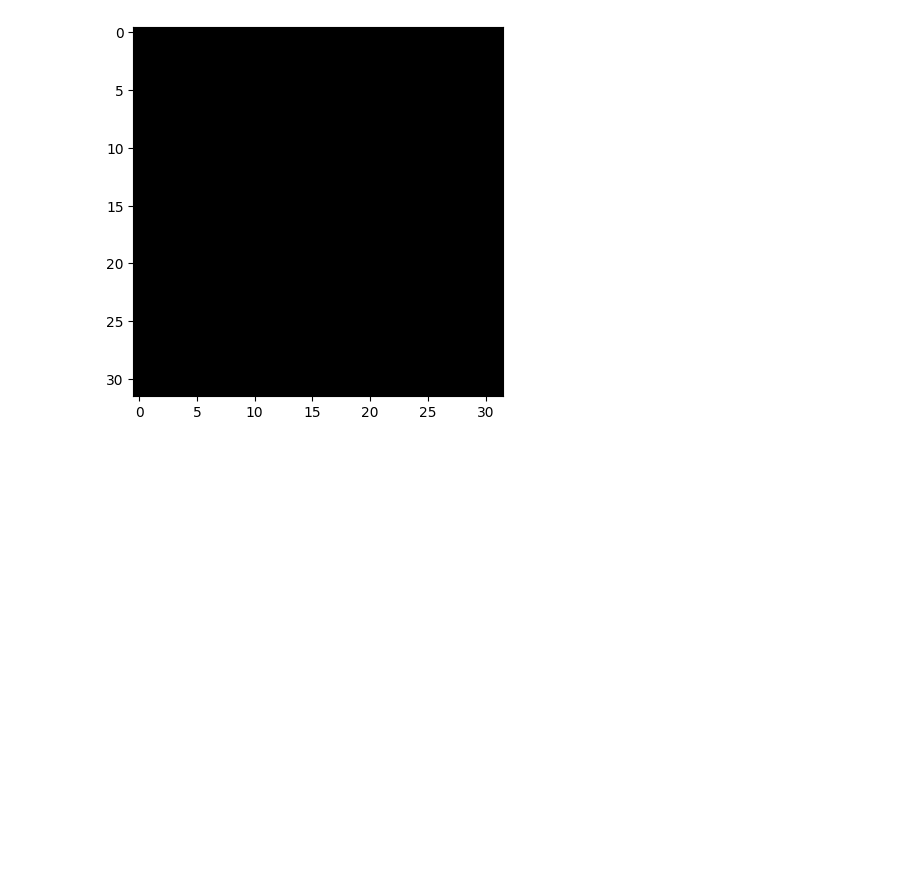
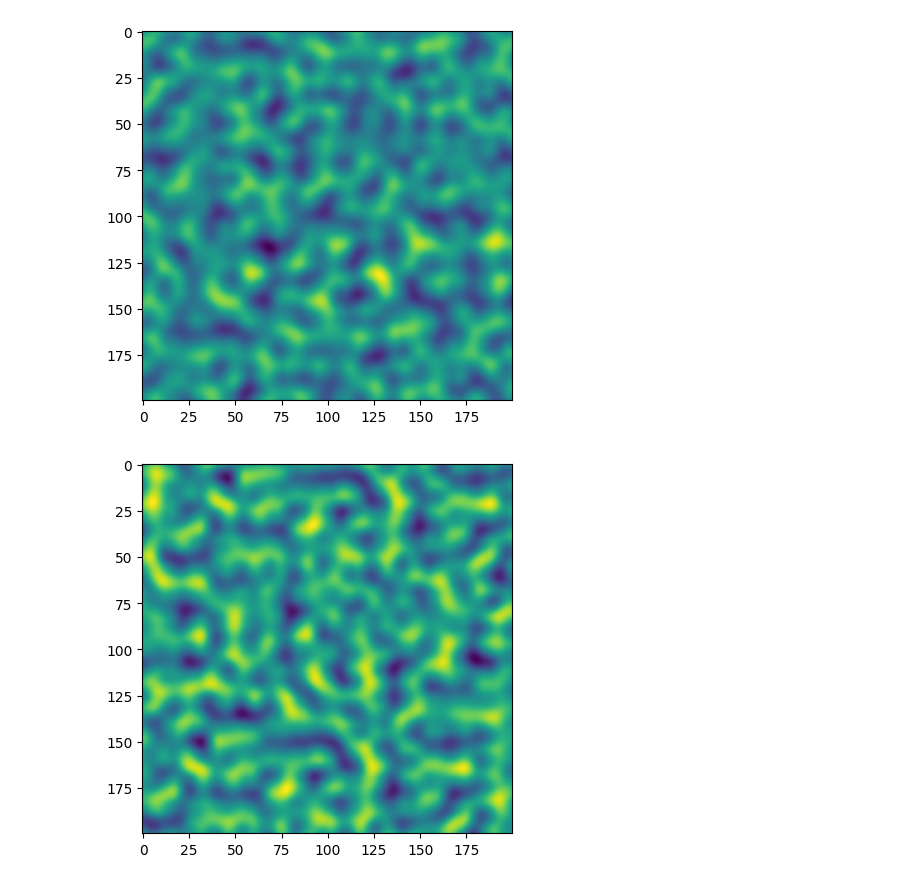
Before and after one commit to hivancd/CellularAutomataWildfireSpreadSim, a Jupyter notebook: terrain_generator/tests.ipynb, the cells around one changed output. Drawn from its saved outputs; the diff is of its cells as text; code cells hidden in the pictures; blank space fills up the shorter version.

```diff
--- a/terrain_generator/tests.ipynb
+++ b/terrain_generator/tests.ipynb
@@ -1,22 +1,39 @@
 # %%
 import matplotlib.pyplot as plt
 from perlin_noise import PerlinNoise
+import numpy as np
 
-xpix, ypix = 32, 32
+xpix, ypix = 200, 200
 
-noise = PerlinNoise(octaves=3, seed=np.random.randint(1))
+noise = PerlinNoise(octaves=13, seed=np.random.randint(1))
 pic = [[noise([i/xpix, j/ypix]) for j in range(xpix)] for i in range(ypix)]
+noise2 = PerlinNoise(octaves=14, seed=np.random.randint(1))
+pic2 = [[noise2([i/xpix, j/ypix]) for j in range(xpix)] for i in range(ypix)]
 
 # noise2 = PerlinNoise(octaves=2, seed=np.random.randint(1))
 # pic2 = [[noise2([i/xpix, j/ypix]) for j in range(xpix)] for i in range(ypix)]
 
 #pic = np.array(pic) > abs(np.array(pic2))
-a = (np.array(pic) > np.ones((32,32))*0.2) & (np.array(pic) < np.ones((32,32))*0.4)
-b = (np.array(pic) > np.ones((32,32))*0) & (np.array(pic) < np.ones((32,32))*0.2)
-c = (np.array(pic) > np.ones((32,32))*-0.3) & (np.array(pic) < np.ones((32,32))*0)
-d = (np.array(pic) > np.ones((32,32))*-1) & (np.array(pic) < np.ones((32,32))*-0.5)
+a = (np.array(pic) > np.ones((xpix, ypix))*0.3) & (np.array(pic) < np.ones((xpix, ypix))*0.7)
+b = (np.array(pic) > np.ones((xpix, ypix))*0) & (np.array(pic) < np.ones((xpix, ypix))*0.2)
+c = (np.array(pic) > np.ones((xpix, ypix))*-0.3) & (np.array(pic) < np.ones((xpix, ypix))*0)
+d = (np.array(pic) > np.ones((xpix, ypix))*-1) & (np.array(pic) < np.ones((xpix, ypix))*-0.5)
+e = np.array(pic) > np.array(pic2)
 
-plt.imshow(d, cmap='gray')
+# plt.imshow(a, cmap='gray')
+# plt.show()
+# plt.imshow(b, cmap='gray')
+# plt.show()
+# plt.imshow(c, cmap='gray')
+# plt.show()
+# plt.imshow(d, cmap='gray')
+# plt.show()
+# plt.imshow(e, cmap='gray')
+# plt.show()
+plt.imshow(pic)
 plt.show()
+plt.imshow(pic2)
+plt.show()
 # %% [output]
-[figure, old version]
+[figure, new version]
+[figure, added]
```
Also changed, not shown: parts of 2 cells of this notebook, 2 other files.
